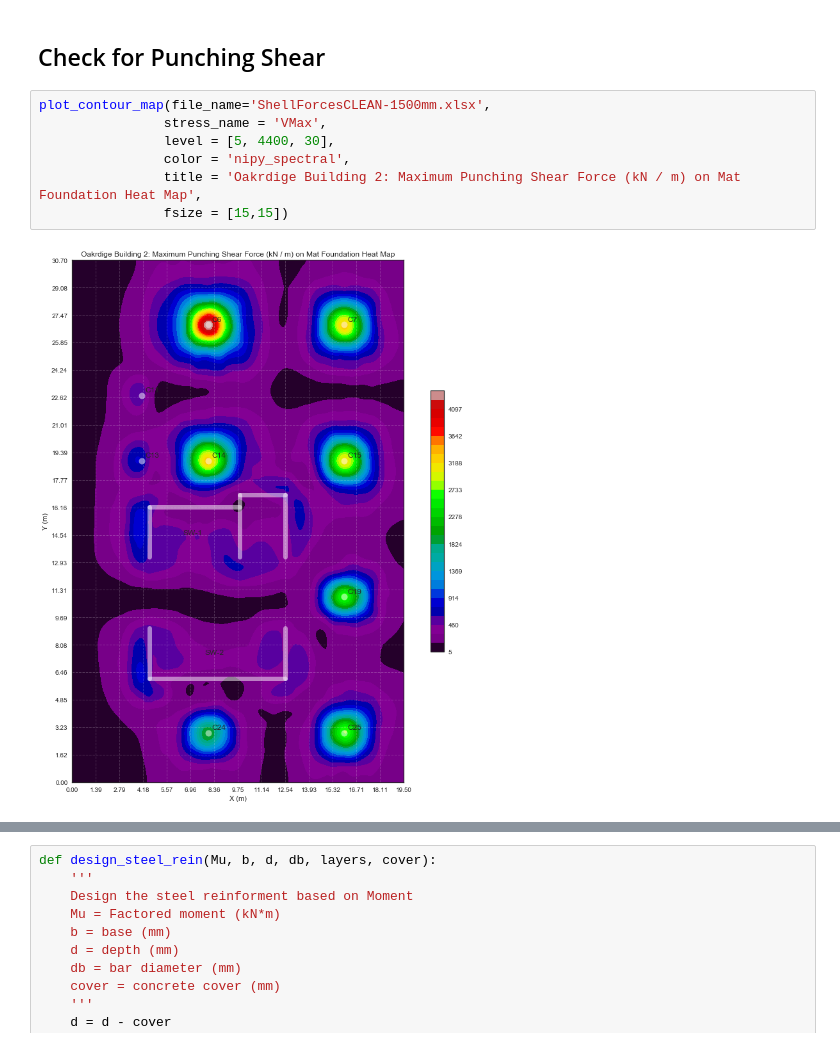
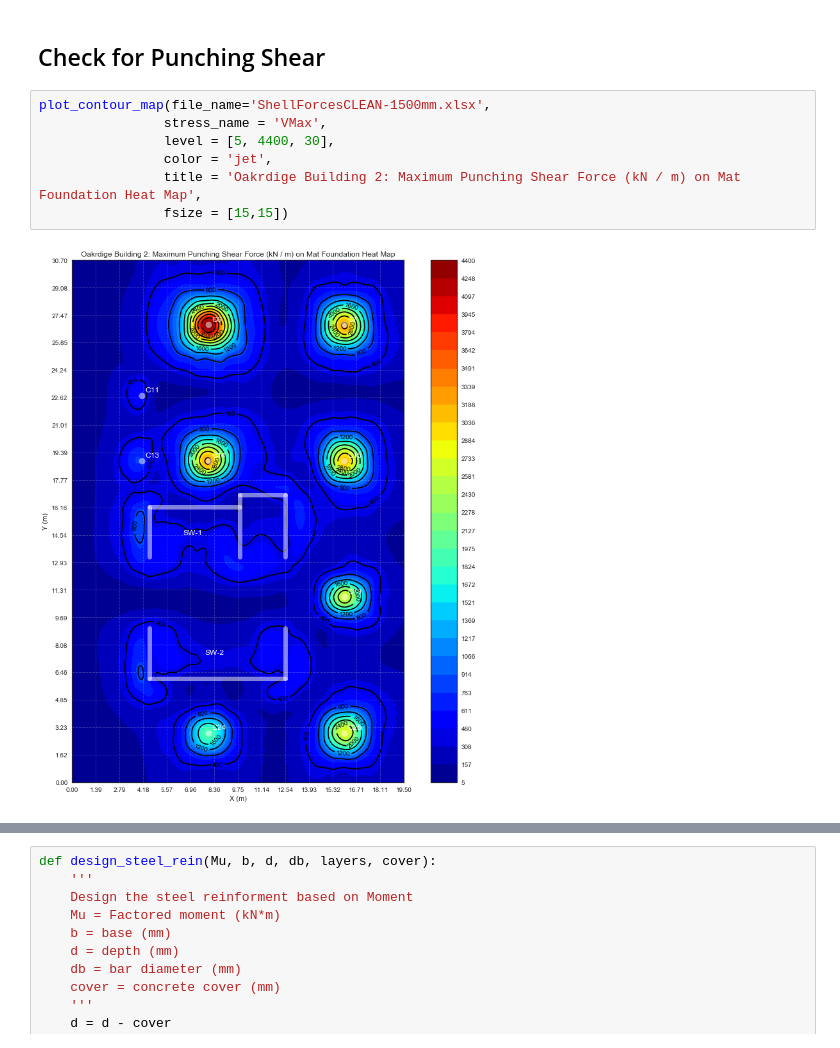
Before and after one commit to mjamezquidilla/MatFoundationAnalysis, a Jupyter notebook: Mat_Foundation_Analysis.ipynb, the cells around one changed output, grey strips where cells are left out. Cells and saved outputs as stored; diff of their text form.

Commit message:
Added contour lines with labels. Change color map to jet

```diff
--- a/Mat_Foundation_Analysis.ipynb
+++ b/Mat_Foundation_Analysis.ipynb
@@ -186,10 +188,10 @@ spacing:  174 mm
 # %%
 plot_contour_map(file_name='ShellForcesCLEAN-1500mm.xlsx',
                 stress_name = 'VMax',
                 level = [5, 4400, 30],
-                color = 'nipy_spectral',
+                color = 'jet',
                 title = 'Oakrdige Building 2: Maximum Punching Shear Force (kN / m) on Mat Foundation Heat Map',
                 fsize = [15,15])
 # %% [output]
-[figure, old version]
+[figure, new version]
 # %%
```
Also changed, not shown: parts of 4 cells of this notebook.
